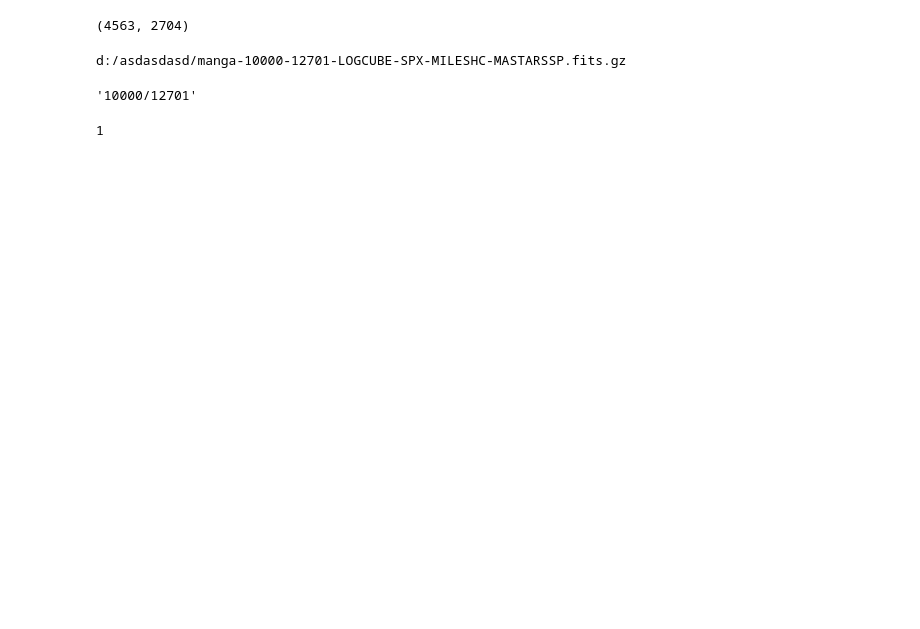
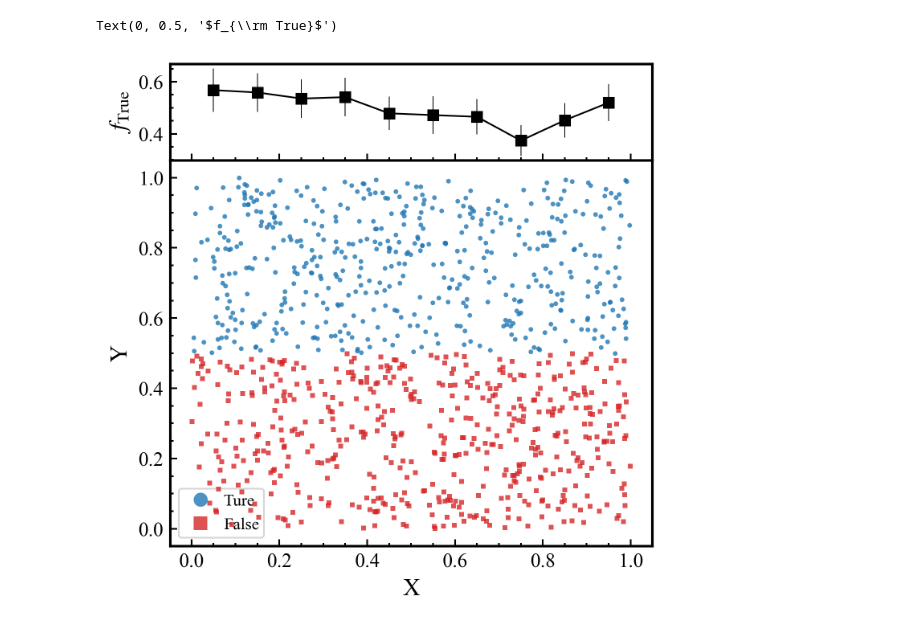
Before and after one commit to gx-jin/py_astro_gxjin, a Jupyter notebook: demo.ipynb, the cells around one changed output. Cells and saved outputs as stored; diff of their text form; code cells hidden in the pictures; blank space fills up the shorter version.

```diff
--- a/demo.ipynb
+++ b/demo.ipynb
@@ -1,12 +0,0 @@
-# %%
-import os
-import requests
-import shutil
-from astropy.io import fits
-import numpy as np
-import matplotlib.pyplot as plt
-import sys
-plt.style.use('../../Code/jin_test.mplstyle')
-sys.path.append('../../Code/py_astro_gxjin')
-import manga
-import flux
@@ -148,19 +0,0 @@ np.sum(np.isnan(test))
-# %%
-fluxtest[:, cut].shape
-# %% [output]
-(4563, 2704)
-# %%
-save_dir='d:/asdasdasd'
-daptype='SPX'
-
-print(save_loc)
-# %% [output]
-d:/asdasdasd/manga-10000-12701-LOGCUBE-SPX-MILESHC-MASTARSSP.fits.gz
-# %%
-f'{plate}/{ifudesign}/manga-{plate}'
-# %% [output]
-'10000/12701'
-# %%
-int(2/2)
-# %% [output]
-1
@@ -166,0 +48,43 @@ int(2/2)
+# %%
+# 2D scatter plot with fraction panel
+
+import numpy as np
+import matplotlib.pyplot as plt
+import os
+plt.style.use(os.getenv('OneDrive')+'\\Code\\jin.mplstyle')
+
+xdata = np.random.rand(1000, 1)
+ydata = np.random.rand(1000, 1)
+ycut = ydata > 0.5
+
+bins = np.array([0, 0.1, 0.2 , 0.3, 0.4, 0.5, 0.6, 0.7, 0.8, 0.9, 1.0])
+binx = 0.5*(bins[:-1] + bins[1:])
+hist1 = plt.hist(xdata, bins=bins,)
+hist2 = plt.hist(xdata[ycut], bins=bins,)
+histerr = hist2[0]/hist1[0]
+plt.close()
+
+fig = plt.figure(figsize=(5., 5.0))
+# Add a gridspec with two rows and two columns and a ratio of 1 to 4 between
+# the size of the marginal axes and the main axes in both directions.
+# Also adjust the subplot parameters for a square plot.
+gs = fig.add_gridspec(2, 1,  width_ratios=None, height_ratios=(1, 4),
+                      left=0.1, right=0.9, bottom=0.1, top=0.9,
+                      wspace=0.05, hspace=0)
+# Create the Axes.
+ax2 = fig.add_subplot(gs[0, 0])
+ax = fig.add_subplot(gs[1, 0], sharex=ax2)
+
+ax.plot(xdata[ycut], ydata[ycut], 'o', markeredgecolor='none', markerfacecolor='tab:blue', markersize=2.8,alpha=0.8,zorder=10, label='Ture')
+ax.plot(xdata[~ycut], ydata[~ycut], 's', markeredgecolor='none', markerfacecolor='tab:red', markersize=2.8,alpha=0.8,zorder=10, label='False')
+
+ax.legend(frameon=True, markerscale=3, fontsize=10, )
+ax.set_xlabel('X')
+ax.set_ylabel('Y')
+
+ax2.plot(binx, hist2[0]/hist1[0],'k-',marker='s')
+ax2.errorbar(binx, hist2[0]/hist1[0],  yerr=(hist2[0]**0.5)/hist1[0], ls=' ', lw=0.5,alpha=1, color = 'k')
+ax2.set_ylabel(r'$f_{\rm True}$')
+# %% [output]
+Text(0, 0.5, '$f_{\\rm True}$')
+[figure, added]
```
Also changed, not shown: parts of 14 cells of this notebook, 6 other files.
